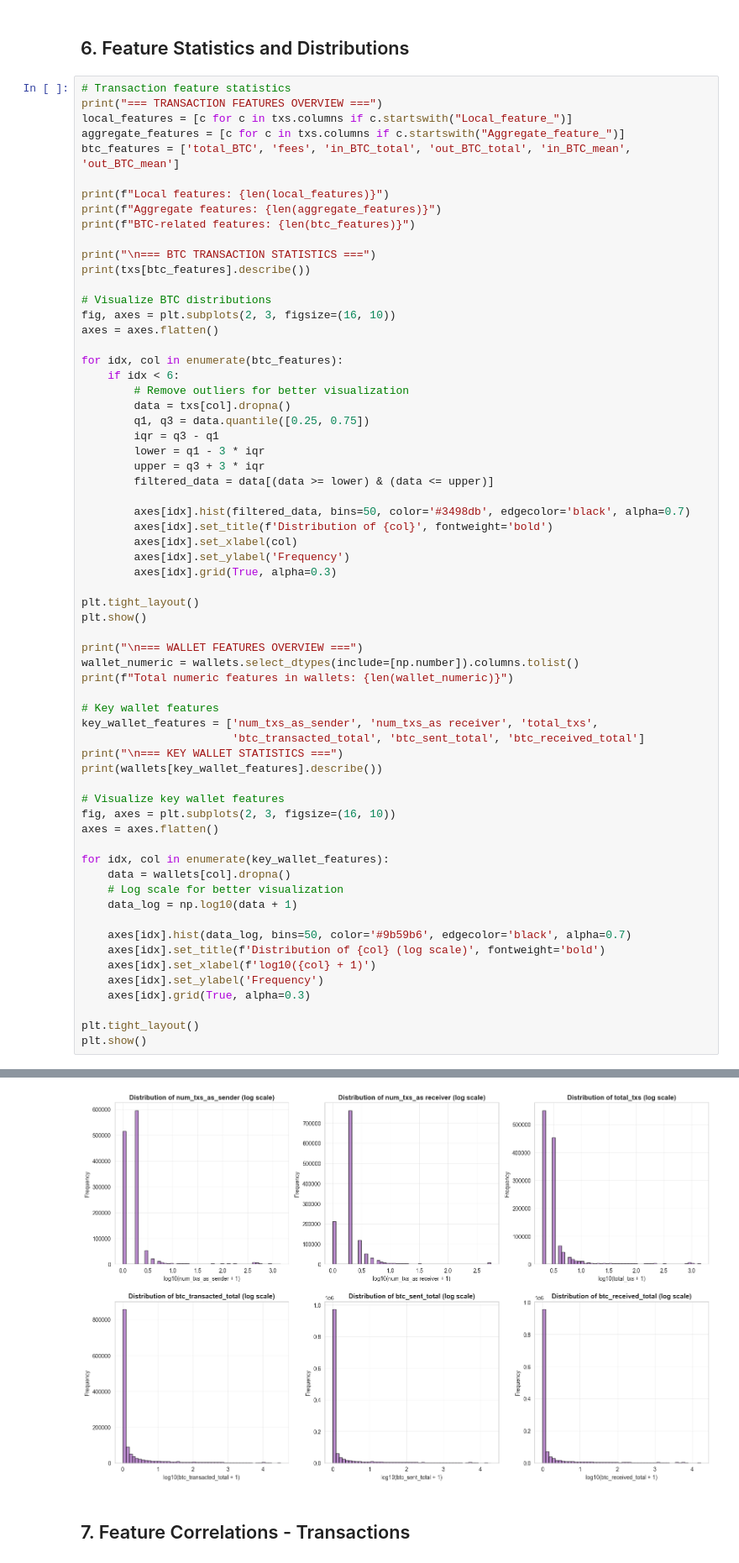
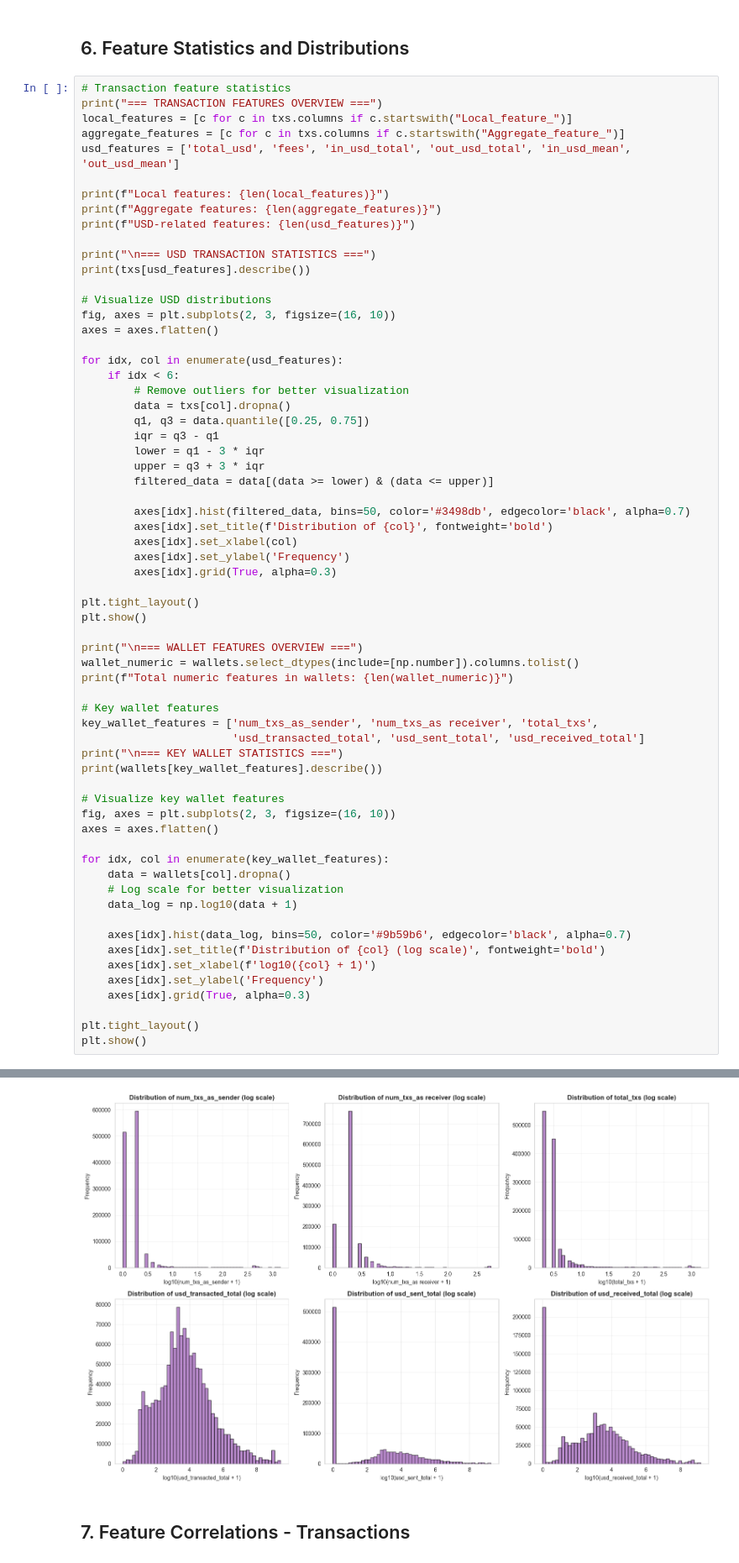
Before and after one commit to NehorayChalfon0166/final_project, a Jupyter notebook: Elipticpp_EDA.ipynb, the cells around one changed output, grey strips where cells are left out. Shown at 84% size. Drawn from its saved outputs; the diff is of its cells as text.

```diff
--- a/Elipticpp_EDA.ipynb
+++ b/Elipticpp_EDA.ipynb
@@ -323,20 +513,20 @@ dtype: float64
 print("=== TRANSACTION FEATURES OVERVIEW ===")
 local_features = [c for c in txs.columns if c.startswith("Local_feature_")]
 aggregate_features = [c for c in txs.columns if c.startswith("Aggregate_feature_")]
-btc_features = ['total_BTC', 'fees', 'in_BTC_total', 'out_BTC_total', 'in_BTC_mean', 'out_BTC_mean']
+usd_features = ['total_usd', 'fees', 'in_usd_total', 'out_usd_total', 'in_usd_mean', 'out_usd_mean']
 
 print(f"Local features: {len(local_features)}")
 print(f"Aggregate features: {len(aggregate_features)}")
-print(f"BTC-related features: {len(btc_features)}")
+print(f"USD-related features: {len(usd_features)}")
 
-print("\n=== BTC TRANSACTION STATISTICS ===")
-print(txs[btc_features].describe())
+print("\n=== USD TRANSACTION STATISTICS ===")
+print(txs[usd_features].describe())
 
-# Visualize BTC distributions
+# Visualize USD distributions
 fig, axes = plt.subplots(2, 3, figsize=(16, 10))
 axes = axes.flatten()
 
-for idx, col in enumerate(btc_features):
+for idx, col in enumerate(usd_features):
     if idx < 6:
         # Remove outliers for better visualization
         data = txs[col].dropna()
@@ -361,7 +551,7 @@ print(f"Total numeric features in wallets: {len(wallet_numeric)}")
 
 # Key wallet features
 key_wallet_features = ['num_txs_as_sender', 'num_txs_as receiver', 'total_txs',
-                       'btc_transacted_total', 'btc_sent_total', 'btc_received_total']
+                       'usd_transacted_total', 'usd_sent_total', 'usd_received_total']
 print("\n=== KEY WALLET STATISTICS ===")
 print(wallets[key_wallet_features].describe())
 
@@ -421,4 +611,4 @@ max            3.241230e+04    1.919585e+04        1.688470e+04
-[figure, old version]
+[figure, new version]
 # %% [markdown]
 ## 7. Feature Correlations - Transactions
 # %%
```
Also changed, not shown: parts of 11 cells of this notebook.
